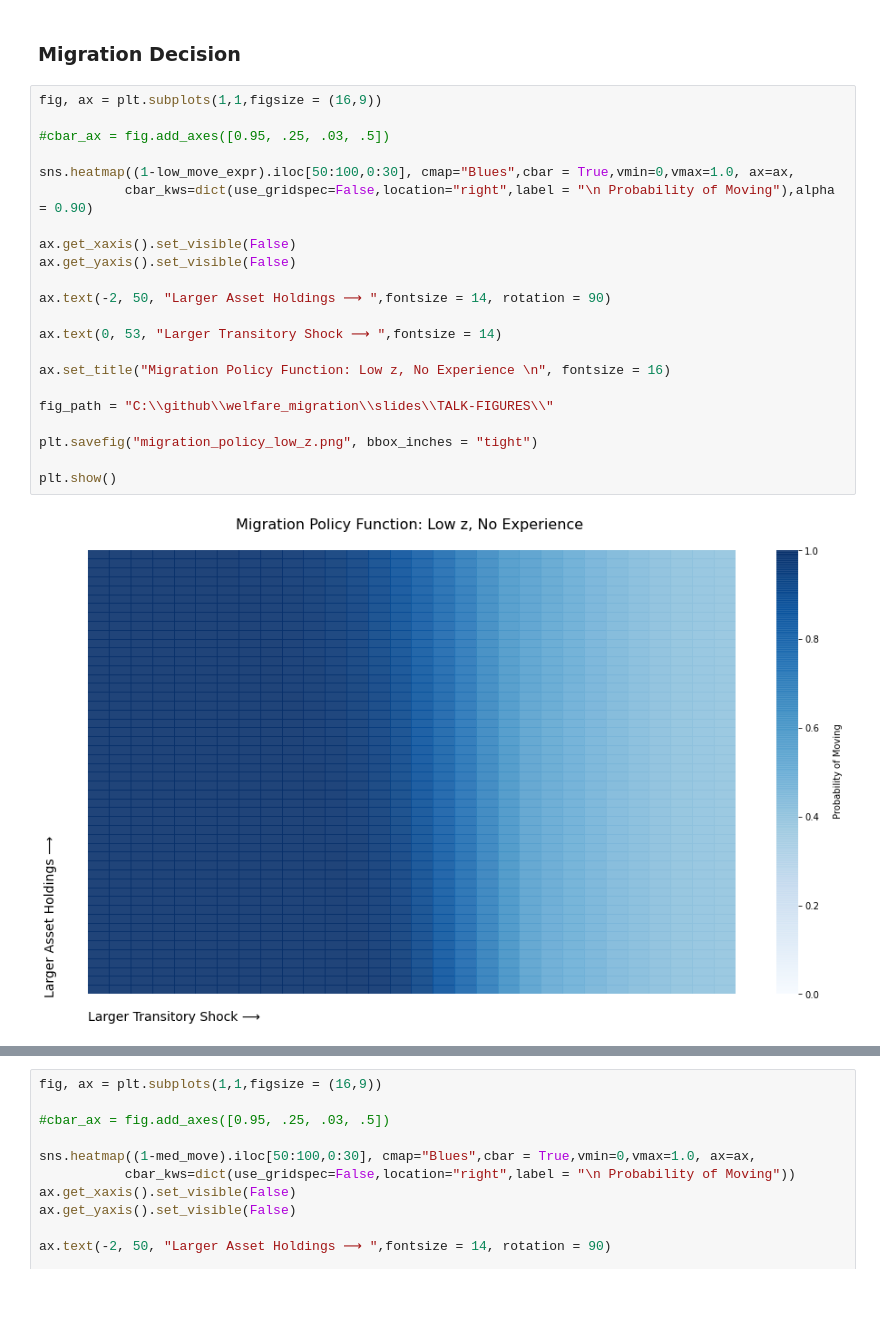
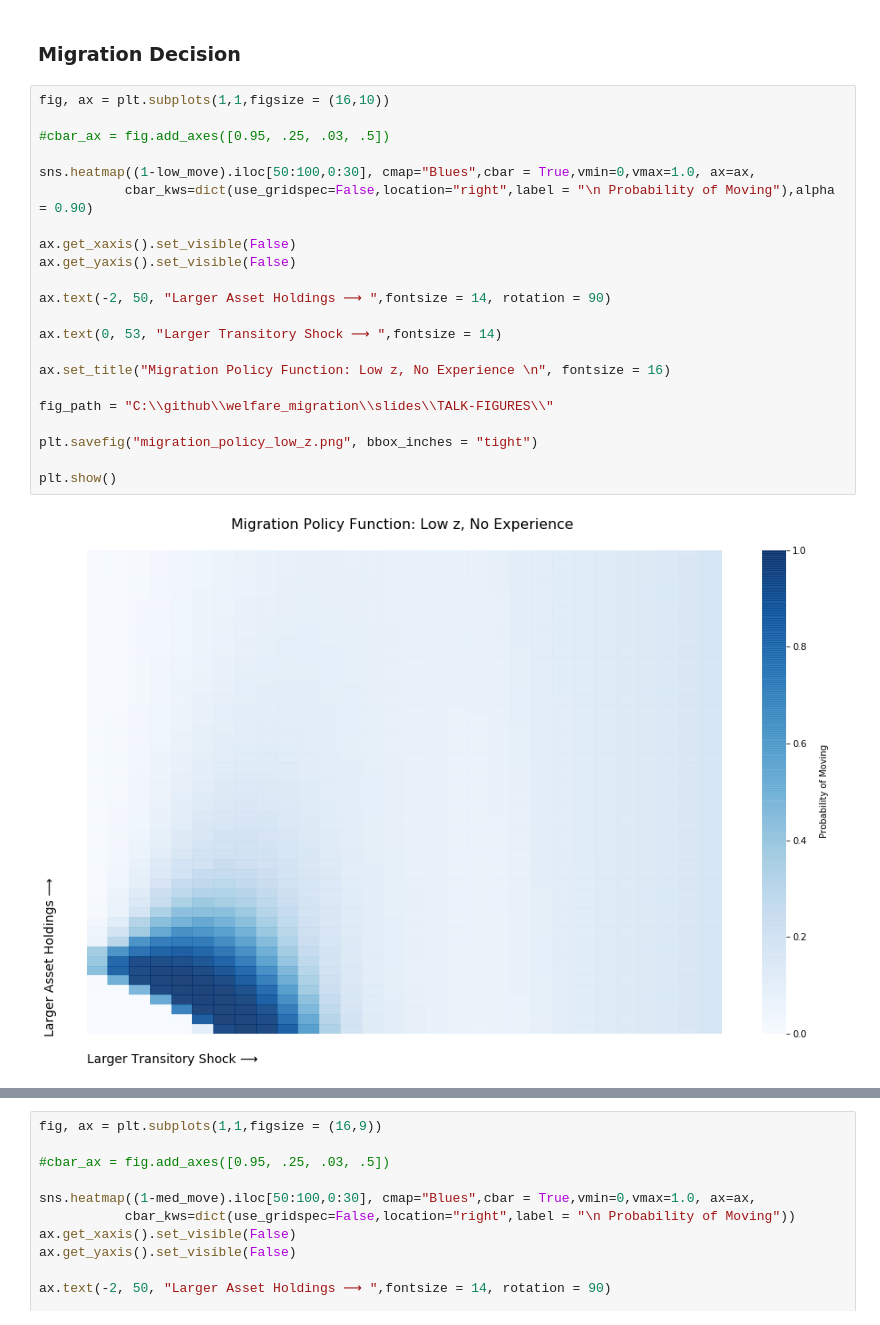
Before and after one commit to mwaugh0328/welfare_migration, a Jupyter notebook: revision2_code/plotting/plot_policy_functions.ipynb, the cells around one changed output, grey strips where cells are left out. Drawn from its saved outputs; the diff is of its cells as text; blank space fills up the shorter version.

```diff
--- a/revision2_code/plotting/plot_policy_functions.ipynb
+++ b/revision2_code/plotting/plot_policy_functions.ipynb
@@ -20,26 +20,26 @@ low_move = pd.DataFrame(move_mat["lowz"])
 # %% [markdown]
 ### Migration Decision
 # %%
-fig, ax = plt.subplots(1,1,figsize = (16,9))
+fig, ax = plt.subplots(1,1,figsize = (16,10))
 
 #cbar_ax = fig.add_axes([0.95, .25, .03, .5])
 
-sns.heatmap((1-low_move_expr).iloc[50:100,0:30], cmap="Blues",cbar = True,vmin=0,vmax=1.0, ax=ax,
+sns.heatmap((1-low_move).iloc[50:100,0:30], cmap="Blues",cbar = True,vmin=0,vmax=1.0, ax=ax,
            cbar_kws=dict(use_gridspec=False,location="right",label = "\n Probability of Moving"),alpha = 0.90)
 
 ax.get_xaxis().set_visible(False)
 ax.get_yaxis().set_visible(False)
 
 ax.text(-2, 50, "Larger Asset Holdings ⟶ ",fontsize = 14, rotation = 90)
 
 ax.text(0, 53, "Larger Transitory Shock ⟶ ",fontsize = 14)
 
 ax.set_title("Migration Policy Function: Low z, No Experience \n", fontsize = 16)
 
 fig_path = "C:\\github\\welfare_migration\\slides\\TALK-FIGURES\\"
 
 plt.savefig("migration_policy_low_z.png", bbox_inches = "tight")
 
 plt.show()
 # %% [output]
-[figure, old version]
+[figure, new version]
```
Also changed, not shown: parts of 3 cells of this notebook, 4 other files.
